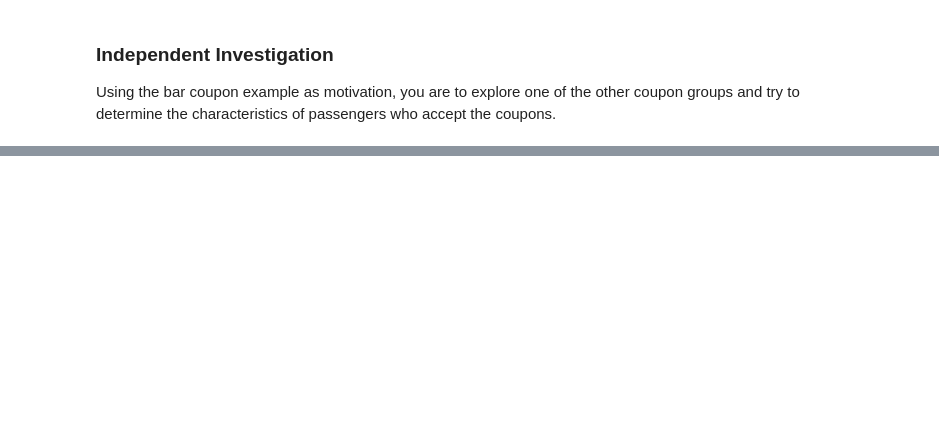
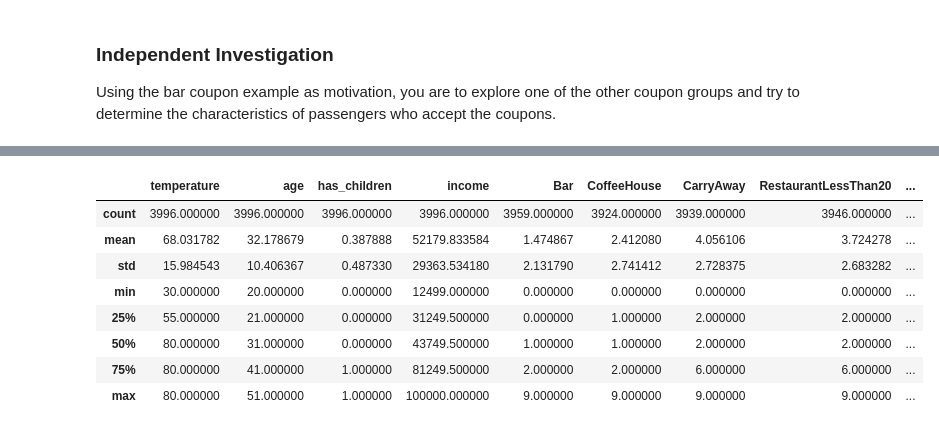
Before and after one commit to anjana250/mlai, a Jupyter notebook: assignment_5_1_starter/prompt.ipynb, the cells around one changed output, grey strips where cells are left out. Drawn from its saved outputs; the diff is of its cells as text; code cells hidden in the pictures; blank space fills up the shorter version.

```diff
--- a/assignment_5_1_starter/prompt.ipynb
+++ b/assignment_5_1_starter/prompt.ipynb
@@ -318,6 +361,18 @@ Using the bar coupon example as motivation, you are to explore one of the other
 # %%
 #Dataframe of just the CoffeeHouse Coupons
 data_coffee = data.loc[data['coupon'] == 'Coffee House']
+# %%
+data_coffee.describe()
+# %% [output]
+|  | temperature | age | has_children | income | Bar | CoffeeHouse | CarryAway | RestaurantLessThan20 | ... |
+| count | 3996.000000 | 3996.000000 | 3996.000000 | 3996.000000 | 3959.000000 | 3924.000000 | 3939.000000 | 3946.000000 | ... |
+| mean | 68.031782 | 32.178679 | 0.387888 | 52179.833584 | 1.474867 | 2.412080 | 4.056106 | 3.724278 | ... |
+| std | 15.984543 | 10.406367 | 0.487330 | 29363.534180 | 2.131790 | 2.741412 | 2.728375 | 2.683282 | ... |
+| min | 30.000000 | 20.000000 | 0.000000 | 12499.000000 | 0.000000 | 0.000000 | 0.000000 | 0.000000 | ... |
+| 25% | 55.000000 | 21.000000 | 0.000000 | 31249.500000 | 0.000000 | 1.000000 | 2.000000 | 2.000000 | ... |
+| 50% | 80.000000 | 31.000000 | 0.000000 | 43749.500000 | 1.000000 | 1.000000 | 2.000000 | 2.000000 | ... |
+| 75% | 80.000000 | 41.000000 | 1.000000 | 81249.500000 | 2.000000 | 2.000000 | 6.000000 | 6.000000 | ... |
+| max | 80.000000 | 51.000000 | 1.000000 | 100000.000000 | 9.000000 | 9.000000 | 9.000000 | 9.000000 | ... |
 # %%
 #What proportion of people accept a CoffeHouse Coupon
 coffee_accept = data_coffee.loc[data_coffee['Y']==1].shape[0]/data_coffee.shape[0]
```
Also changed, not shown: parts of 77 cells of this notebook, 11 other files.
